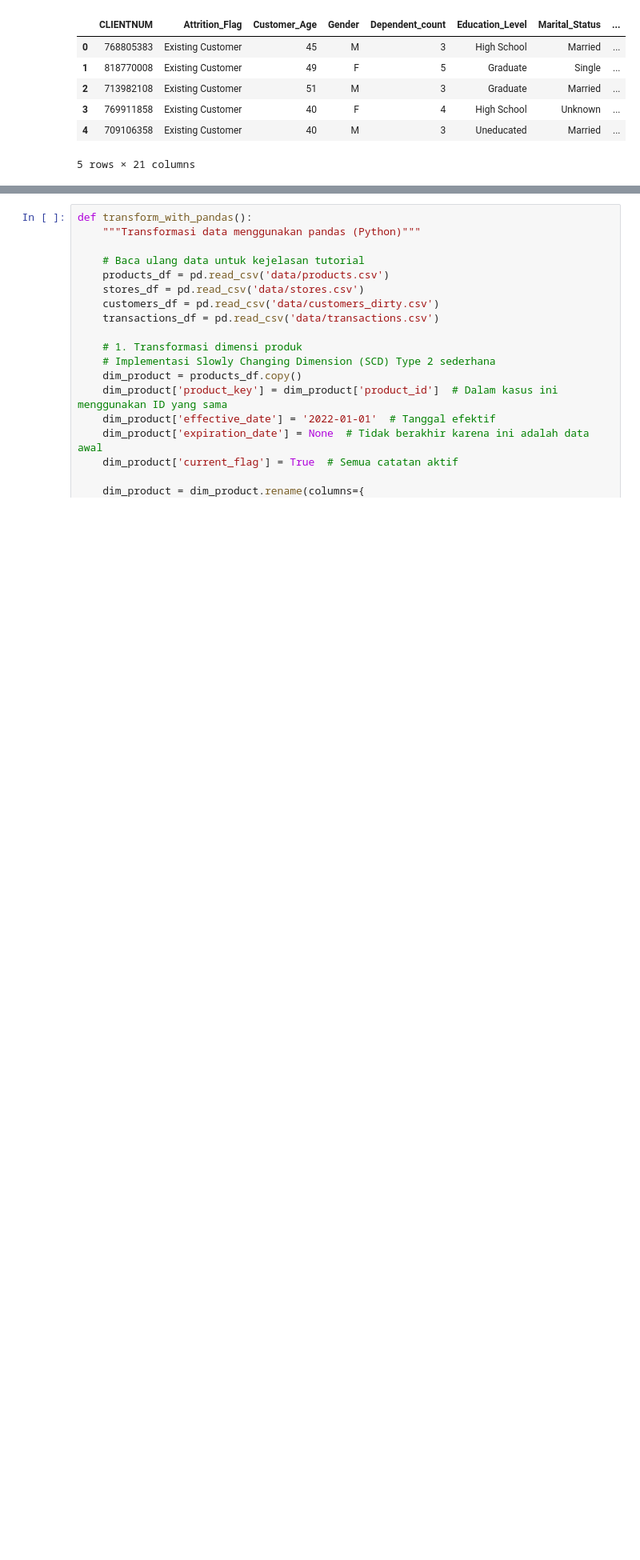
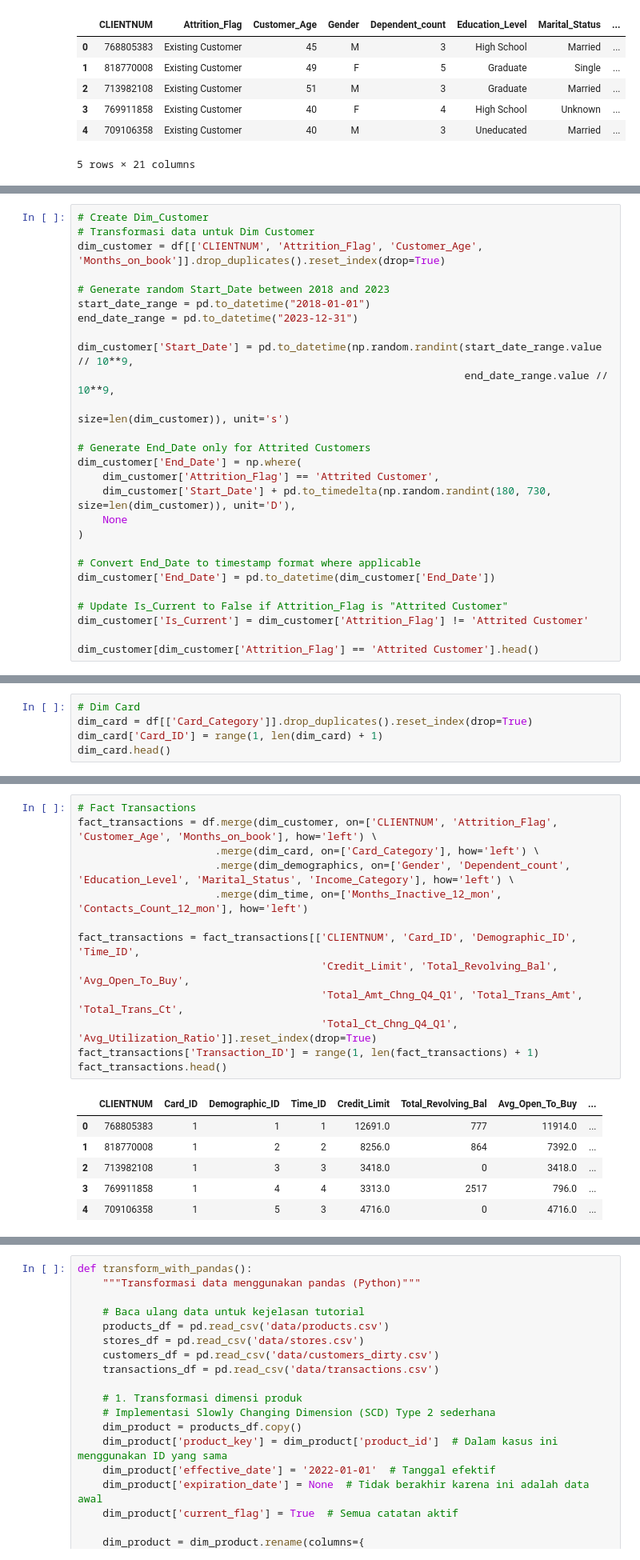
Before and after one commit to otherlife-code/DWIB_Final-Project, a Jupyter notebook: Project Based Milestone 1/Milestone_1.ipynb, the cells around one changed output, grey strips where cells are left out. Shown: that part at 80% size. Saved outputs shown, nothing was run; the diff lists cells and outputs as text; blank space fills up the shorter version.

Commit message:
progress Transform

```diff
--- a/Project Based Milestone 1/Milestone_1.ipynb
+++ b/Project Based Milestone 1/Milestone_1.ipynb
@@ -300,0 +298,27 @@ dim_customer = df[['CLIENTNUM', 'Attrition_Flag', 'Customer_Age', 'Months_on_boo
+# %%
+# Create Dim_Customer
+# Transformasi data untuk Dim Customer
+dim_customer = df[['CLIENTNUM', 'Attrition_Flag', 'Customer_Age', 'Months_on_book']].drop_duplicates().reset_index(drop=True)
+
+# Generate random Start_Date between 2018 and 2023
+start_date_range = pd.to_datetime("2018-01-01")
+end_date_range = pd.to_datetime("2023-12-31")
+
+dim_customer['Start_Date'] = pd.to_datetime(np.random.randint(start_date_range.value // 10**9,
+                                                              end_date_range.value // 10**9,
+                                                              size=len(dim_customer)), unit='s')
+
+# Generate End_Date only for Attrited Customers
+dim_customer['End_Date'] = np.where(
+    dim_customer['Attrition_Flag'] == 'Attrited Customer',
+    dim_customer['Start_Date'] + pd.to_timedelta(np.random.randint(180, 730, size=len(dim_customer)), unit='D'),
+    None
+)
+
+# Convert End_Date to timestamp format where applicable
+dim_customer['End_Date'] = pd.to_datetime(dim_customer['End_Date'])
+
+# Update Is_Current to False if Attrition_Flag is "Attrited Customer"
+dim_customer['Is_Current'] = dim_customer['Attrition_Flag'] != 'Attrited Customer'
+
+dim_customer[dim_customer['Attrition_Flag'] == 'Attrited Customer'].head()
@@ -300,0 +332,5 @@ dim_customer = df[['CLIENTNUM', 'Attrition_Flag', 'Customer_Age', 'Months_on_boo
+# %%
+# Dim Card
+dim_card = df[['Card_Category']].drop_duplicates().reset_index(drop=True)
+dim_card['Card_ID'] = range(1, len(dim_card) + 1)
+dim_card.head()
@@ -300,0 +343,20 @@ dim_customer = df[['CLIENTNUM', 'Attrition_Flag', 'Customer_Age', 'Months_on_boo
+# %%
+# Fact Transactions
+fact_transactions = df.merge(dim_customer, on=['CLIENTNUM', 'Attrition_Flag', 'Customer_Age', 'Months_on_book'], how='left') \
+                      .merge(dim_card, on=['Card_Category'], how='left') \
+                      .merge(dim_demographics, on=['Gender', 'Dependent_count', 'Education_Level', 'Marital_Status', 'Income_Category'], how='left') \
+                      .merge(dim_time, on=['Months_Inactive_12_mon', 'Contacts_Count_12_mon'], how='left')
+
+fact_transactions = fact_transactions[['CLIENTNUM', 'Card_ID', 'Demographic_ID', 'Time_ID',
+                                       'Credit_Limit', 'Total_Revolving_Bal', 'Avg_Open_To_Buy',
+                                       'Total_Amt_Chng_Q4_Q1', 'Total_Trans_Amt', 'Total_Trans_Ct',
+                                       'Total_Ct_Chng_Q4_Q1', 'Avg_Utilization_Ratio']].reset_index(drop=True)
+fact_transactions['Transaction_ID'] = range(1, len(fact_transactions) + 1)
+fact_transactions.head()
+# %% [output]
+|  | CLIENTNUM | Card_ID | Demographic_ID | Time_ID | Credit_Limit | Total_Revolving_Bal | Avg_Open_To_Buy | ... |
+| 0 | 768805383 | 1 | 1 | 1 | 12691.0 | 777 | 11914.0 | ... |
+| 1 | 818770008 | 1 | 2 | 2 | 8256.0 | 864 | 7392.0 | ... |
+| 2 | 713982108 | 1 | 3 | 3 | 3418.0 | 0 | 3418.0 | ... |
+| 3 | 769911858 | 1 | 4 | 4 | 3313.0 | 2517 | 796.0 | ... |
+| 4 | 709106358 | 1 | 5 | 3 | 4716.0 | 0 | 4716.0 | ... |
```
Also changed, not shown: parts of 5 cells of this notebook.
